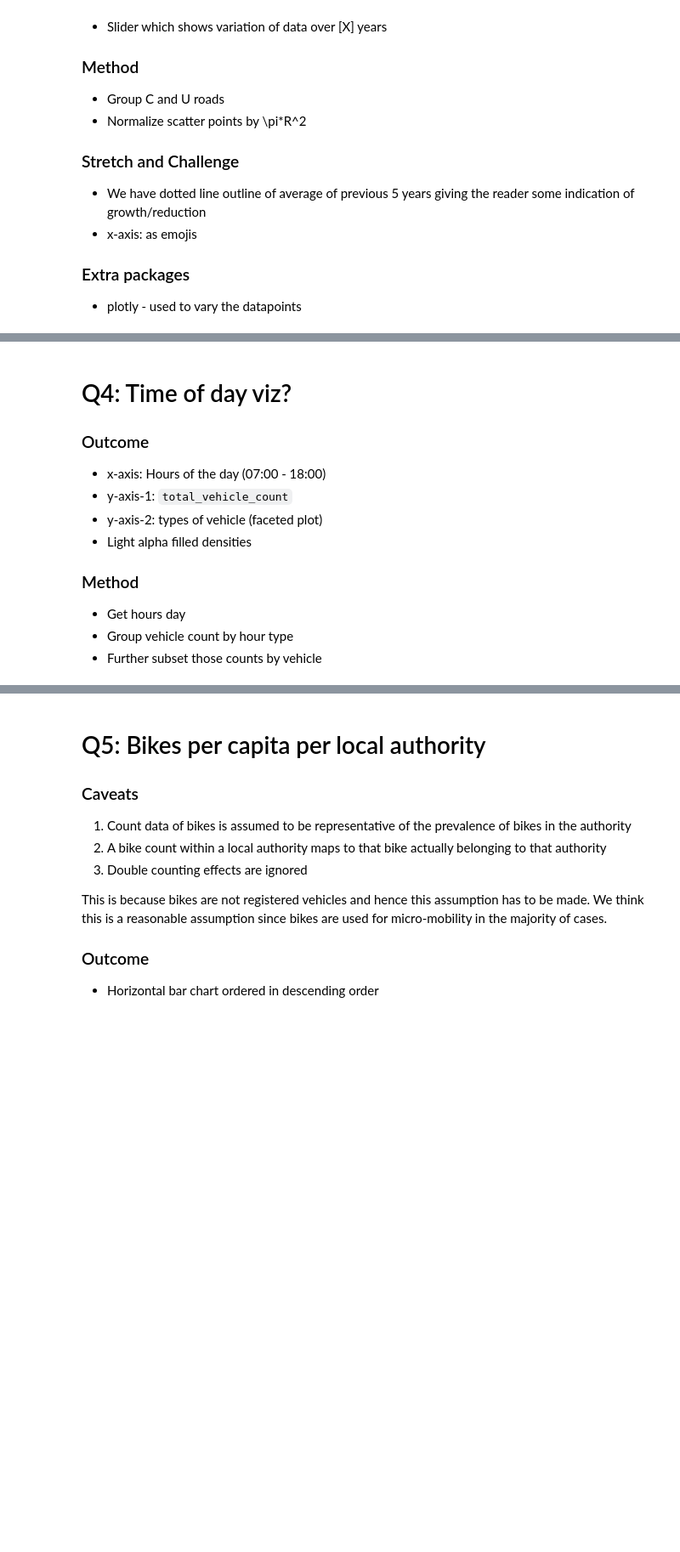
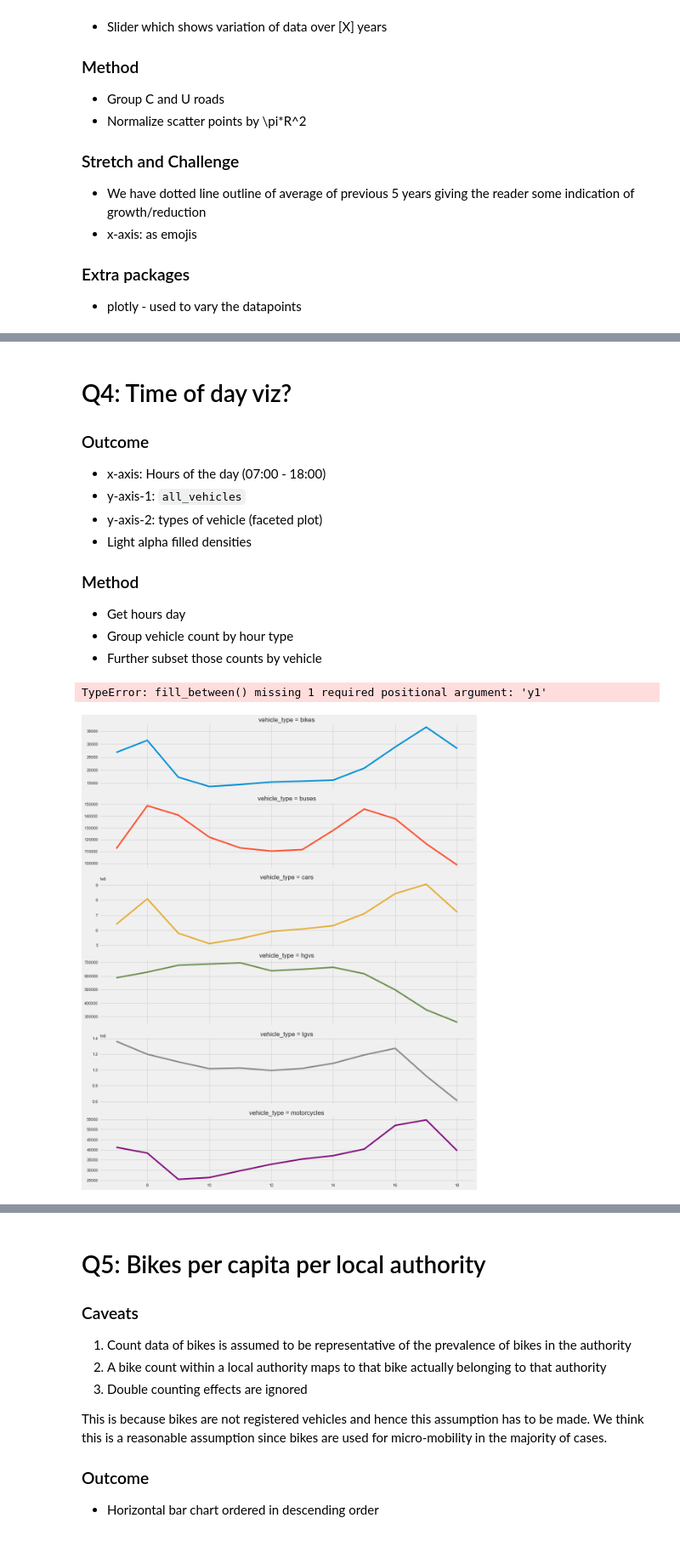
Before and after one commit to c-abbott/scottish-transport-analysis, a Jupyter notebook: project-2-report.ipynb, the cells around one changed output, grey strips where cells are left out. Shown at 85% size. Saved outputs shown, nothing was run; the diff lists cells and outputs as text; code cells hidden in the pictures; blank space fills up the shorter version.

Commit message:
Q4 plot backbone realised :art:

```diff
--- a/project-2-report.ipynb
+++ b/project-2-report.ipynb
@@ -133,7 +146,7 @@ group Q2 data by roads
 
 ### Outcome
 * x-axis: Hours of the day (07:00 - 18:00)
-* y-axis-1: `total_vehicle_count`
+* y-axis-1: `all_vehicles`
 * y-axis-2: types of vehicle (faceted plot)
 * Light alpha filled densities
 
@@ -141,3 +154,18 @@ group Q2 data by roads
 * Get hours day
 * Group vehicle count by hour type
 * Further subset those counts by vehicle
+# %%
+tod_df = df_tidy[['hour'] + new_names] # Extracting relevant variables
+tod_df = tod_df.groupby('hour').sum() # Find total counts of each vehicle at every hour
+tod_df.reset_index(inplace=True)
+tod_df = tod_df.melt(id_vars='hour', var_name='vehicle_type') # Pivot longer
+tod_df.vehicle_type = tod_df.vehicle_type.astype('category')
+# %%
+sns.set_theme()
+plt.style.use('fivethirtyeight')
+g = sns.FacetGrid(data=tod_df, col='vehicle_type', height=3, col_wrap=1,
+                  sharex=True, sharey=False, aspect=5)
+g = g.map_dataframe(sns.lineplot, x='hour', y='value', hue ='vehicle_type')
+# %% [output]
+TypeError: fill_between() missing 1 required positional argument: 'y1'
+[figure, added]
```
Also changed, not shown: parts of 7 cells of this notebook.
